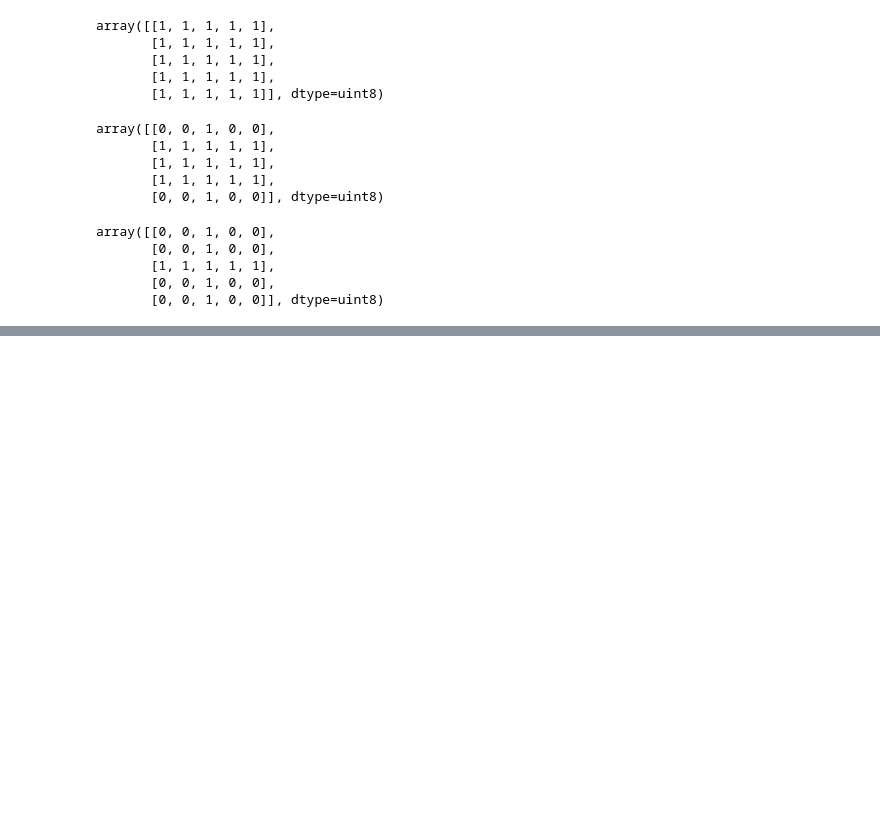
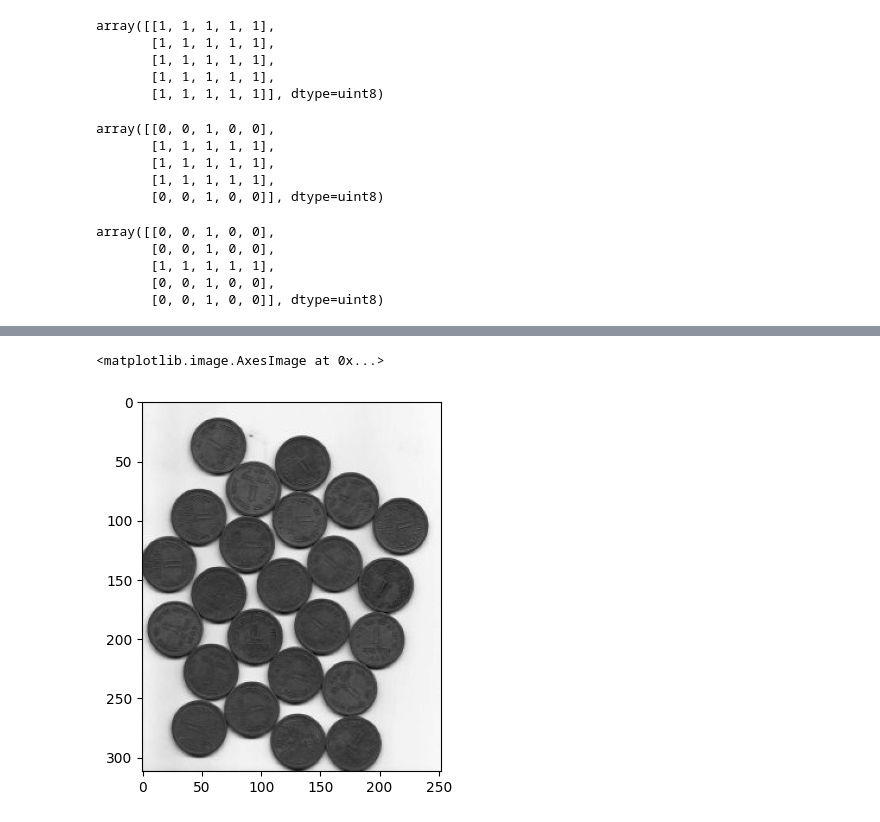
Before and after one commit to gangaholi/KSIT_CSE, a Jupyter notebook: 06_Thresholding_segmentation_Morphological_Transformations.ipynb, the cells around one changed output, grey strips where cells are left out. Drawn from its saved outputs; the diff is of its cells as text; code cells hidden in the pictures; blank space fills up the shorter version.

```diff
--- a/06_Thresholding_segmentation_Morphological_Transformations.ipynb
+++ b/06_Thresholding_segmentation_Morphological_Transformations.ipynb
@@ -216,0 +253,5 @@ https://towardsdatascience.com/understanding-morphological-image-processing-and-
+# %%
+plt.imshow(gray, cmap="gray")
+# %% [output]
+<matplotlib.image.AxesImage at 0x...>
+[figure, added]
```
Also changed, not shown: parts of 12 cells of this notebook, 3 other files.
